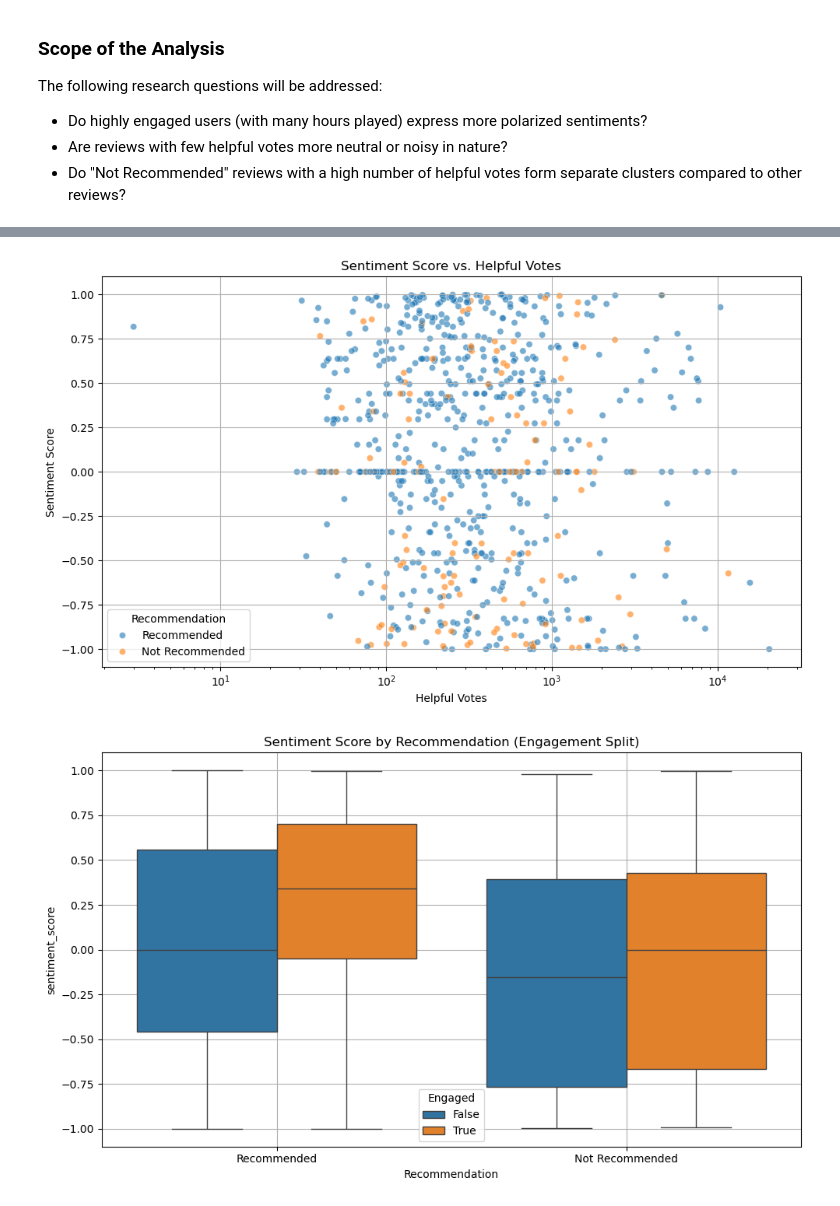
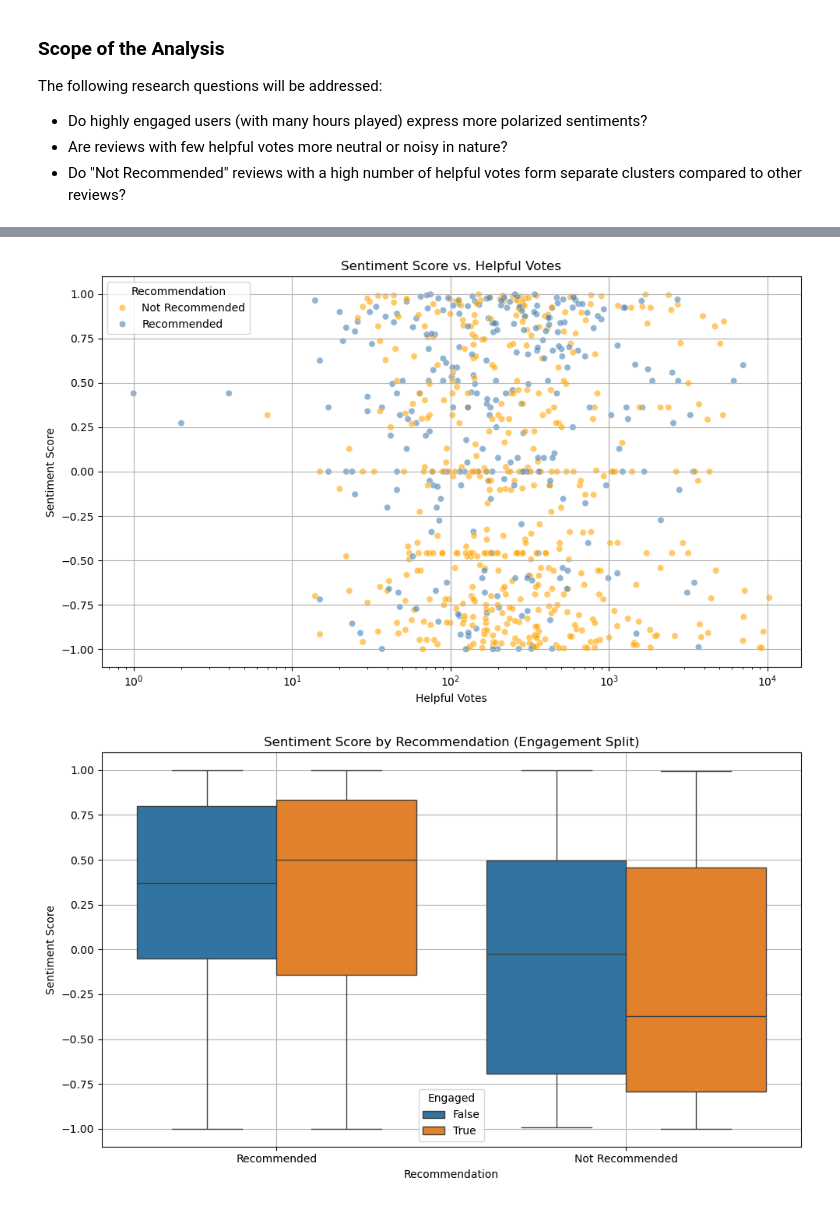
Before and after one commit to s193724/MINITRI_Project_2, a Jupyter notebook: PROJECT_PUBG.ipynb, the cells around one changed output, grey strips where cells are left out. Cells and saved outputs as stored; diff of their text form; code cells hidden in the pictures.

```diff
--- a/PROJECT_PUBG.ipynb
+++ b/PROJECT_PUBG.ipynb
@@ -521,7 +522,7 @@ Passing `palette` without assigning `hue` is deprecated and will be removed in v
 nltk.download('vader_lexicon')
 
 # --- Load data ---
-data = pd.read_csv("Counter_Strike_cleaned_processed_reviews.csv")
+data = pd.read_csv("PUBG_cleaned_processed_reviews.csv")
 data['Date'] = pd.to_datetime(data['Date'], errors='coerce')
 data = data.dropna(subset=['Processed_Review'])
 
@@ -660,43 +685,68 @@ import seaborn as sns
 # Load data
 df = data.copy()
 
-# Ensure types
+# Ensure correct data types
 df['Date'] = pd.to_datetime(df['Date'])
 df['Hours Played'] = pd.to_numeric(df['Hours Played'], errors='coerce')
 df['Helpful Votes'] = pd.to_numeric(df['Helpful Votes'], errors='coerce')
-df['sentiment_score'] = pd.to_numeric(df['sentiment_score'], errors='coerce')  # assuming you created this column
+df['sentiment_score'] = pd.to_numeric(df['sentiment_score'], errors='coerce')  # assuming it already exists
 
-# Drop rows with missing critical values
+# Drop rows with missing values in critical columns
 df_clean = df.dropna(subset=['sentiment_score', 'Hours Played', 'Helpful Votes', 'Recommendation'])
+
+# Define color palette (reversed)
+palette = {'Recommended': 'steelblue', 'Not Recommended': 'orange'}
 
 # 1. Sentiment vs Hours Played
 plt.figure(figsize=(10, 6))
-sns.scatterplot(data=df_clean, x='Hours Played', y='sentiment_score', hue='Recommendation', alpha=0.6)
+sns.scatterplot(
+    data=df_clean,
+    x='Hours Played',
+    y='sentiment_score',
+    hue='Recommendation',
+    palette=palette,
+    alpha=0.6
+)
 plt.title('Sentiment Score vs. Hours Played')
 plt.xlabel('Hours Played')
 plt.ylabel('Sentiment Score')
-plt.xscale('log')  # if hours are skewed
+plt.xscale('log')
 plt.grid(True)
 plt.tight_layout()
 plt.show()
 
 # 2. Sentiment vs Helpful Votes
 plt.figure(figsize=(10, 6))
-sns.scatterplot(data=df_clean, x='Helpful Votes', y='sentiment_score', hue='Recommendation', alpha=0.6)
+sns.scatterplot(
+    data=df_clean,
+    x='Helpful Votes',
+    y='sentiment_score',
+    hue='Recommendation',
+    palette=palette,
+    alpha=0.6
+)
 plt.title('Sentiment Score vs. Helpful Votes')
 plt.xlabel('Helpful Votes')
 plt.ylabel('Sentiment Score')
-plt.xscale('log')  # optional: scale to handle outliers
+plt.xscale('log')
 plt.grid(True)
 plt.tight_layout()
 plt.show()
 
-# 3. Boxplot: Sentiment by Recommendation + engagement
+# 3. Boxplot: Sentiment by Recommendation and Engagement
 df_clean['Engaged'] = df_clean['Hours Played'] > df_clean['Hours Played'].median()
 
 plt.figure(figsize=(10, 6))
-sns.boxplot(data=df_clean, x='Recommendation', y='sentiment_score', hue='Engaged')
+sns.boxplot(
+    data=df_clean,
+    x='Recommendation',
+    y='sentiment_score',
+    hue='Engaged',
+    order=['Recommended', 'Not Recommended']  # enforce desired order
+)
 plt.title('Sentiment Score by Recommendation (Engagement Split)')
+plt.xlabel('Recommendation')
+plt.ylabel('Sentiment Score')
 plt.grid(True)
 plt.tight_layout()
 plt.show()
@@ -705,5 +755,5 @@ plt.show()
-[figure, old version]
+[figure, new version]
-[figure, old version]
+[figure, new version]
 # %%
 import pandas as pd
 import matplotlib.pyplot as plt
```
Also changed, not shown: parts of 11 cells of this notebook, 13 other files.
